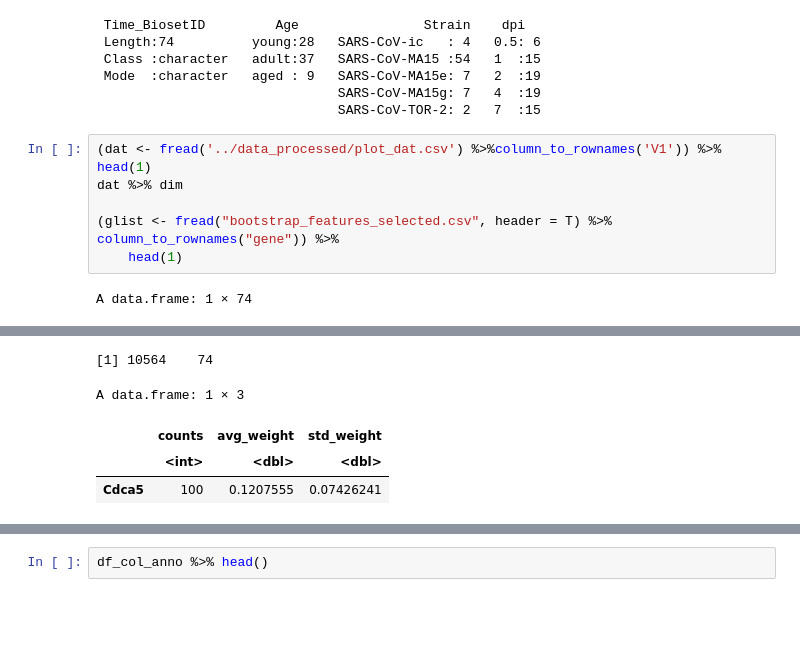
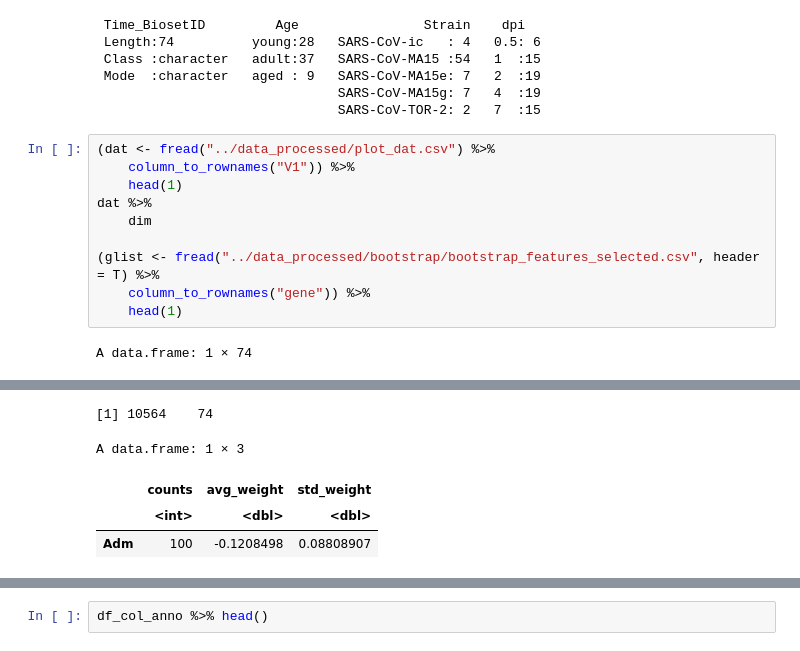
Before and after one commit to biomystery/covid-project, a Jupyter notebook: notebooks/03c.visualize.ipynb, the cells around one changed output, grey strips where cells are left out. Cells and saved outputs as stored; diff of their text form; blank space fills up the shorter version.

```diff
--- a/notebooks/03c.visualize.ipynb
+++ b/notebooks/03c.visualize.ipynb
@@ -22,18 +20,22 @@ require(pracma)
                                SARS-CoV-MA15g: 7   4  :19
                                SARS-CoV-TOR-2: 2   7  :15
 # %%
-(dat <- fread('../data_processed/plot_dat.csv') %>%column_to_rownames('V1')) %>%  head(1)
-dat %>% dim
+(dat <- fread("../data_processed/plot_dat.csv") %>%
+    column_to_rownames("V1")) %>%
+    head(1)
+dat %>%
+    dim
 
-(glist <- fread("bootstrap_features_selected.csv", header = T) %>% column_to_rownames("gene")) %>%
+(glist <- fread("../data_processed/bootstrap/bootstrap_features_selected.csv", header = T) %>%
+    column_to_rownames("gene")) %>%
     head(1)
 # %% [output]
 A data.frame: 1 × 74
 |  | 0.5_867451 | 0.5_867454 | 0.5_867457 | 0.5_867478 | 0.5_867481 | 0.5_867484 | 1_926614 | 1_494014 | 1_494017 | ... |
 |  | <dbl> | <dbl> | <dbl> | <dbl> | <dbl> | <dbl> | <dbl> | <dbl> | <dbl> | ... |
 | March1 | 0 | 0 | 0 | 0 | 0 | 0 | 0 | 0 | 0 | ... |
 [1] 10564    74
 A data.frame: 1 × 3
 |  | counts | avg_weight | std_weight |
 |  | <int> | <dbl> | <dbl> |
-| Cdca5 | 100 | 0.1207555 | 0.07426241 |
+| Adm | 100 | -0.1208498 | 0.08808907 |
```
Also changed, not shown: parts of 10 cells of this notebook, 3 other files.
